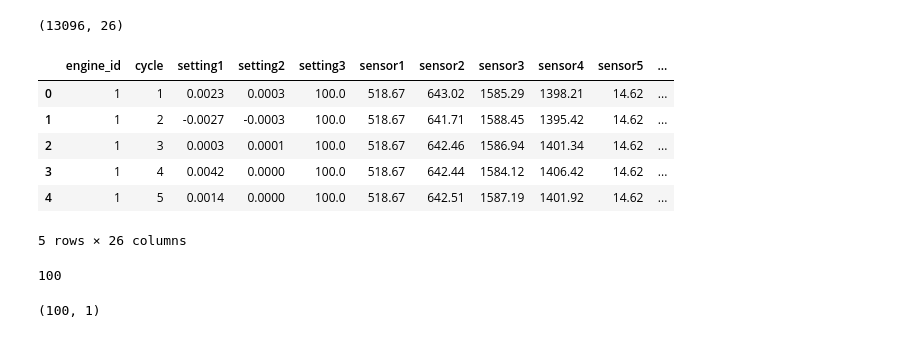
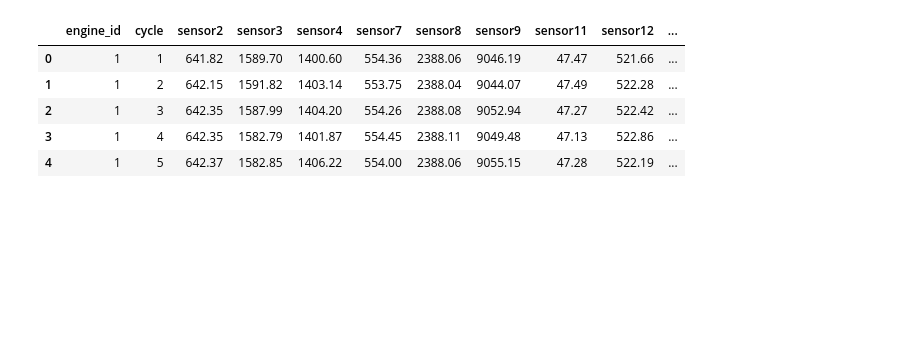
Before and after one commit to sh3ngsh3ng/CMAPSS_GRP_2, a Jupyter notebook: drafts/simple_LR.ipynb, the cells around one changed output. Drawn from its saved outputs; the diff is of its cells as text; code cells hidden in the pictures; blank space fills up the shorter version.

```diff
--- a/drafts/simple_LR.ipynb
+++ b/drafts/simple_LR.ipynb
@@ -9,30 +9,21 @@ column_names = ['engine_id', 'cycle', 'setting1', 'setting2', 'setting3'] + [f's
 train_df = pd.read_csv('../dataset/train_FD001.txt', sep='\s+', header=None, names=column_names)
 test_df = pd.read_csv('../dataset/test_FD001.txt', sep='\s+', header=None, names=column_names)
 true_rul = pd.read_csv('../dataset/RUL_FD001.txt', header=None)
-train_df = train_df.dropna(axis=1, how="all")
-test_df = test_df.dropna(axis=1, how="all")
+# Dropping Columns
+columns_to_drop = ["setting1", "setting2", "setting3", "sensor1", "sensor5", "sensor6", "sensor10", "sensor16", "sensor18", "sensor19", "sensor22", "sensor23", "sensor24", "sensor25", "sensor26"]
+train_df_dropped = train_df.drop(columns=columns_to_drop)
+test_df_dropped = test_df.drop(columns=columns_to_drop)
+train_df = train_df_dropped.dropna(axis=1, how="all")
+test_df = test_df_dropped.dropna(axis=1, how="all")
 
 # RNG
 rng = np.random.RandomState(42)
-# %%
-test_df.shape
-# %% [output]
-(13096, 26)
 # %%
-test_df.head()
+train_df.head()
 # %% [output]
-|  | engine_id | cycle | setting1 | setting2 | setting3 | sensor1 | sensor2 | sensor3 | sensor4 | sensor5 | ... |
-| 0 | 1 | 1 | 0.0023 | 0.0003 | 100.0 | 518.67 | 643.02 | 1585.29 | 1398.21 | 14.62 | ... |
-| 1 | 1 | 2 | -0.0027 | -0.0003 | 100.0 | 518.67 | 641.71 | 1588.45 | 1395.42 | 14.62 | ... |
-| 2 | 1 | 3 | 0.0003 | 0.0001 | 100.0 | 518.67 | 642.46 | 1586.94 | 1401.34 | 14.62 | ... |
-| 3 | 1 | 4 | 0.0042 | 0.0000 | 100.0 | 518.67 | 642.44 | 1584.12 | 1406.42 | 14.62 | ... |
-| 4 | 1 | 5 | 0.0014 | 0.0000 | 100.0 | 518.67 | 642.51 | 1587.19 | 1401.92 | 14.62 | ... |
+|  | engine_id | cycle | sensor2 | sensor3 | sensor4 | sensor7 | sensor8 | sensor9 | sensor11 | sensor12 | ... |
+| 0 | 1 | 1 | 641.82 | 1589.70 | 1400.60 | 554.36 | 2388.06 | 9046.19 | 47.47 | 521.66 | ... |
+| 1 | 1 | 2 | 642.15 | 1591.82 | 1403.14 | 553.75 | 2388.04 | 9044.07 | 47.49 | 522.28 | ... |
+| 2 | 1 | 3 | 642.35 | 1587.99 | 1404.20 | 554.26 | 2388.08 | 9052.94 | 47.27 | 522.42 | ... |
+| 3 | 1 | 4 | 642.35 | 1582.79 | 1401.87 | 554.45 | 2388.11 | 9049.48 | 47.13 | 522.86 | ... |
+| 4 | 1 | 5 | 642.37 | 1582.85 | 1406.22 | 554.00 | 2388.06 | 9055.15 | 47.28 | 522.19 | ... |
-5 rows × 26 columns
-# %%
-test_df['engine_id'].nunique()
-# %% [output]
-100
-# %%
-true_rul.shape
-# %% [output]
-(100, 1)
```
Also changed, not shown: parts of 47 cells of this notebook.
